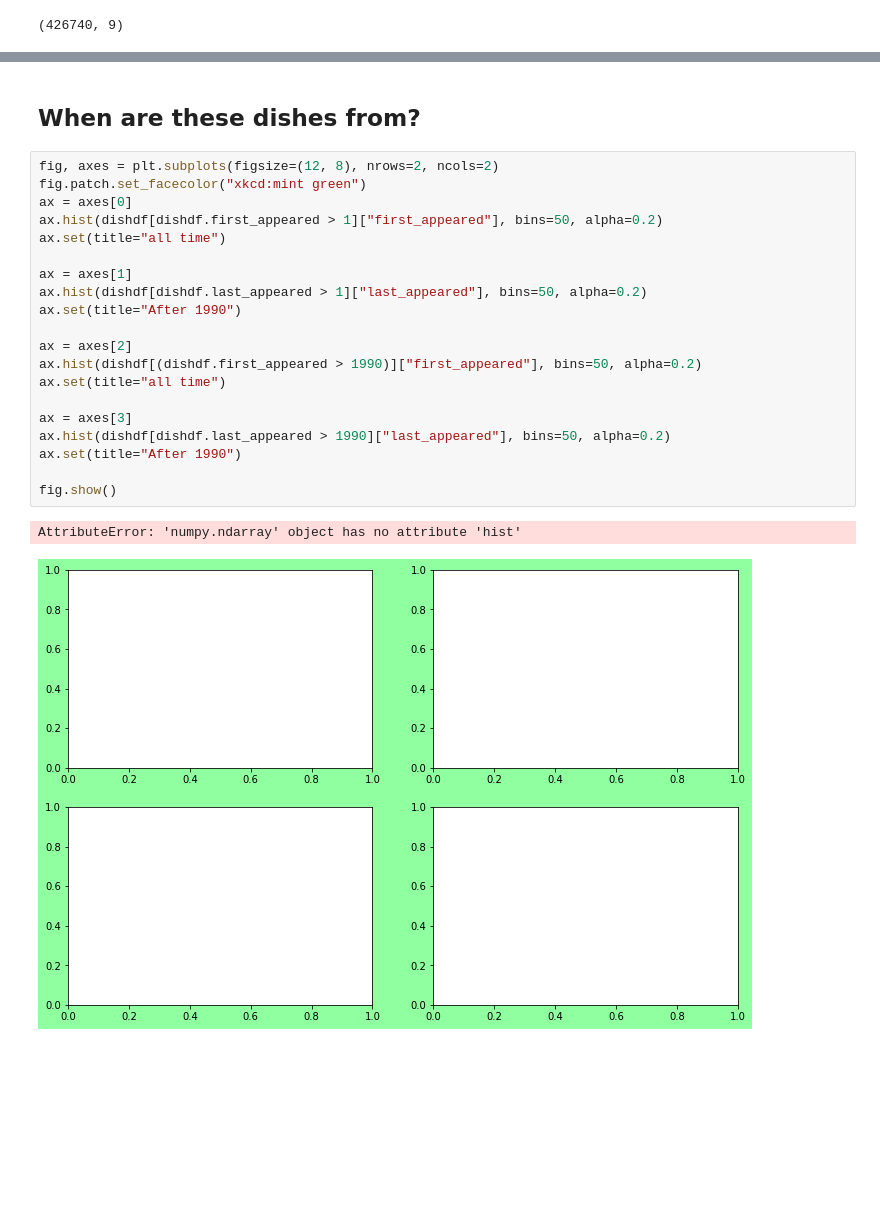
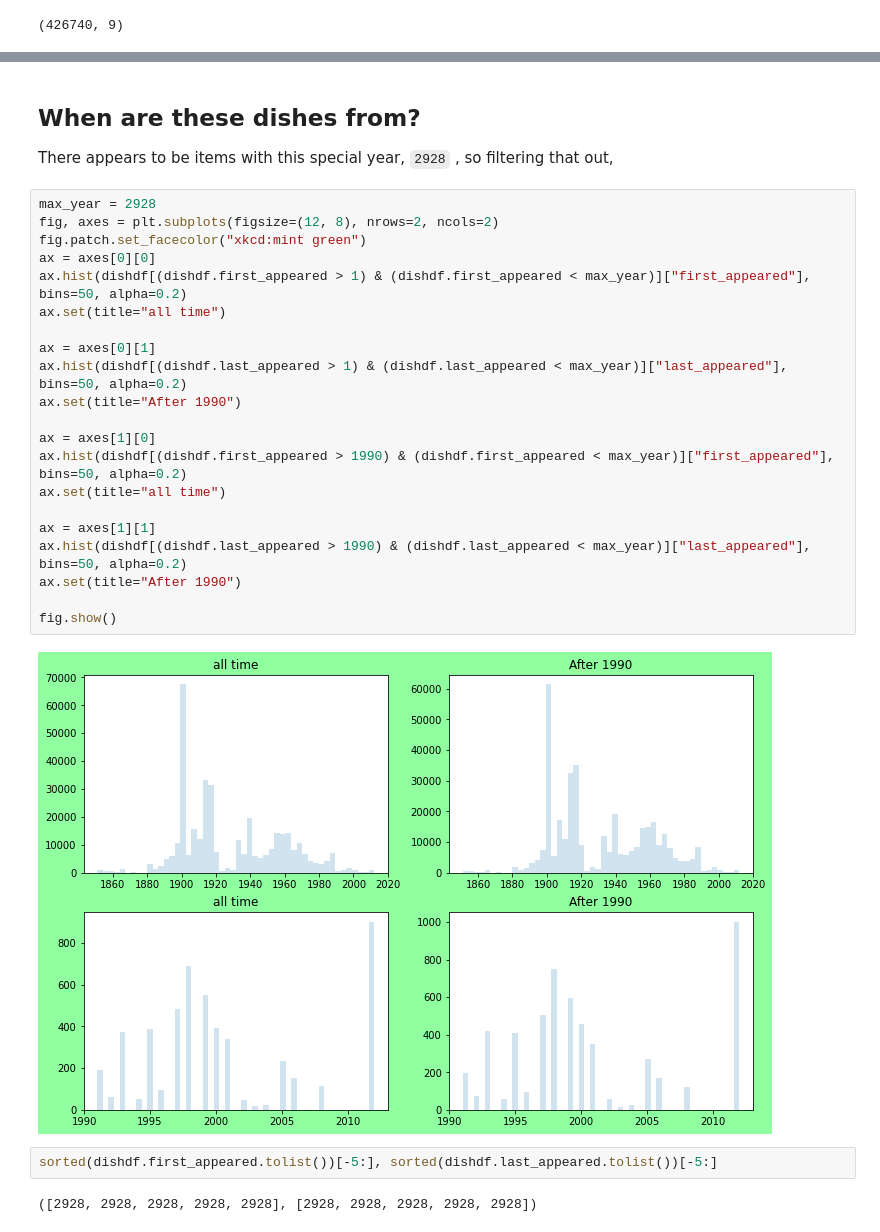
Before and after one commit to namoopsoo/restaurant-menu-entities, a Jupyter notebook: 2023-12-17.ipynb, the cells around one changed output, grey strips where cells are left out. Drawn from its saved outputs; the diff is of its cells as text; blank space fills up the shorter version.

```diff
--- a/2023-12-17.ipynb
+++ b/2023-12-17.ipynb
@@ -51,25 +56,31 @@ dishdf.sample(n=10).head()
 # %% [markdown]
 ## When are these dishes from?
+
+There appears to be items with this special year, `2928` , so filtering that out,
 # %%
+max_year = 2928
 fig, axes = plt.subplots(figsize=(12, 8), nrows=2, ncols=2)
 fig.patch.set_facecolor("xkcd:mint green")
-ax = axes[0]
-ax.hist(dishdf[dishdf.first_appeared > 1]["first_appeared"], bins=50, alpha=0.2)
+ax = axes[0][0]
+ax.hist(dishdf[(dishdf.first_appeared > 1) & (dishdf.first_appeared < max_year)]["first_appeared"], bins=50, alpha=0.2)
 ax.set(title="all time")
 
-ax = axes[1]
-ax.hist(dishdf[dishdf.last_appeared > 1]["last_appeared"], bins=50, alpha=0.2)
+ax = axes[0][1]
+ax.hist(dishdf[(dishdf.last_appeared > 1) & (dishdf.last_appeared < max_year)]["last_appeared"], bins=50, alpha=0.2)
 ax.set(title="After 1990")
 
-ax = axes[2]
-ax.hist(dishdf[(dishdf.first_appeared > 1990)]["first_appeared"], bins=50, alpha=0.2)
+ax = axes[1][0]
+ax.hist(dishdf[(dishdf.first_appeared > 1990) & (dishdf.first_appeared < max_year)]["first_appeared"], bins=50, alpha=0.2)
 ax.set(title="all time")
 
-ax = axes[3]
-ax.hist(dishdf[dishdf.last_appeared > 1990]["last_appeared"], bins=50, alpha=0.2)
+ax = axes[1][1]
+ax.hist(dishdf[(dishdf.last_appeared > 1990) & (dishdf.last_appeared < max_year)]["last_appeared"], bins=50, alpha=0.2)
 ax.set(title="After 1990")
 
 fig.show()
 # %% [output]
-AttributeError: 'numpy.ndarray' object has no attribute 'hist'
-[figure, old version]
+[figure, new version]
+# %%
+sorted(dishdf.first_appeared.tolist())[-5:], sorted(dishdf.last_appeared.tolist())[-5:]
+# %% [output]
+([2928, 2928, 2928, 2928, 2928], [2928, 2928, 2928, 2928, 2928])
```
Also changed, not shown: parts of 4 cells of this notebook.
